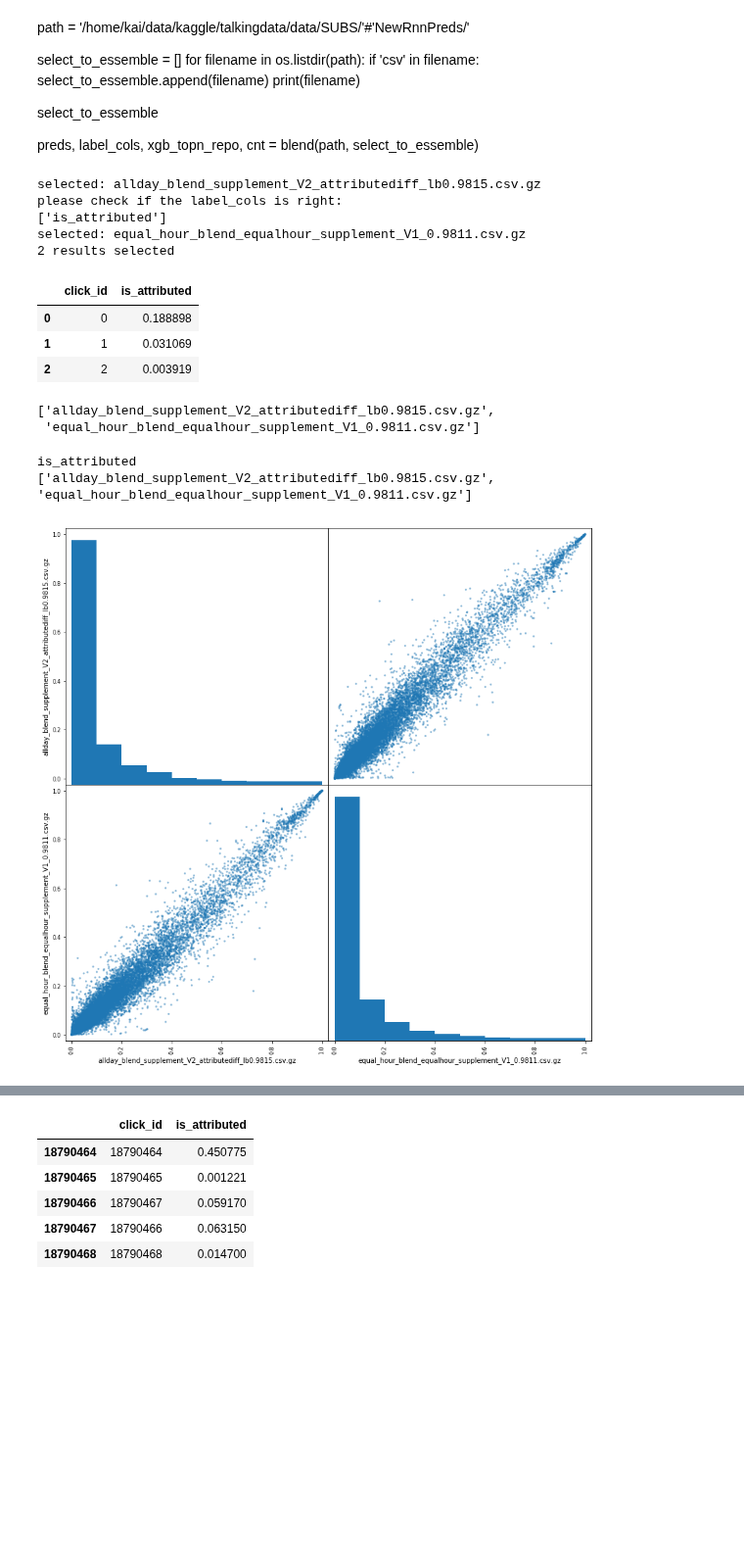
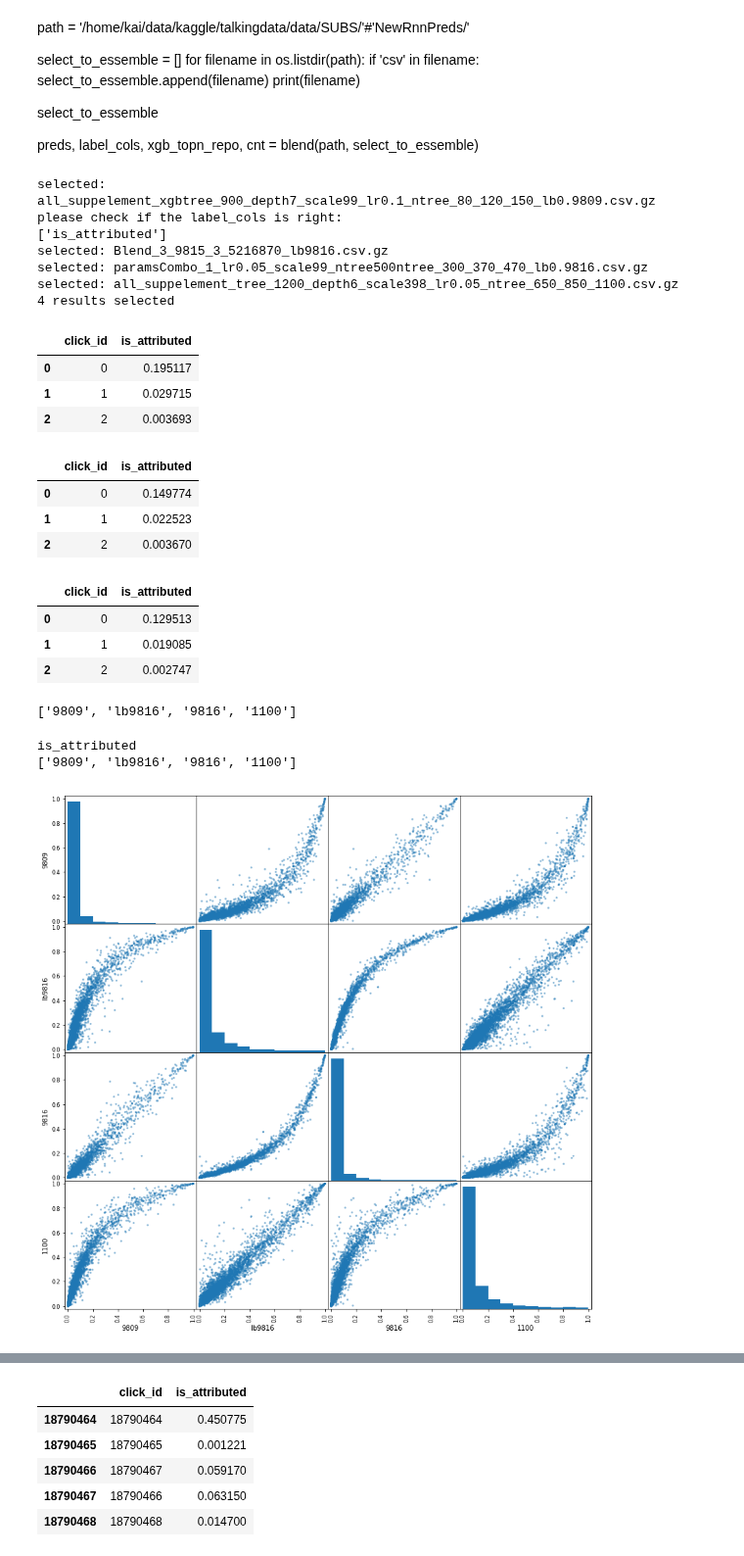
Before and after one commit to wluo-personal/Kaggle, a Jupyter notebook: talkingdata/sc/blend_and_analysis.ipynb, the cells around one changed output, grey strips where cells are left out. Shown at 98% size. Saved outputs shown, nothing was run; the diff lists cells and outputs as text; code cells hidden in the pictures; blank space fills up the shorter version.

```diff
--- a/talkingdata/sc/blend_and_analysis.ipynb
+++ b/talkingdata/sc/blend_and_analysis.ipynb
@@ -74,40 +74,69 @@ preds, label_cols, xgb_topn_repo, cnt = blend(path, select_to_essemble)
 path = '/home/kai/data/kaggle/talkingdata/data/SUBS/'
 
 select_to_essemble = [
+#     'all_suppelement_tree_1200_depth6_scale398_lr0.05_ntree_300_450_600_lb0.9804.csv.gz',
+    'all_suppelement_tree_1200_depth6_scale398_lr0.05_ntree_650_850_1100.csv.gz',
+    'all_suppelement_xgbtree_900_depth7_scale99_lr0.1_ntree_80_120_150_lb0.9809.csv.gz',
+    'paramsCombo_1_lr0.05_scale99_ntree500ntree_300_370_470_lb0.9816.csv.gz',
+    'Blend_3_9815_3_5216870_lb9816.csv.gz'
     #'equal_hour_blend_matrixregV5_leaf61_firsttimediff_exclude_lb0.9800.csv.gz',
-    'allday_blend_supplement_V2_attributediff_lb0.9815.csv.gz',
-    'equal_hour_blend_equalhour_supplement_V1_0.9811.csv.gz'
+    #'allday_blend_supplement_V2_attributediff_lb0.9815.csv.gz',
+#     'allday_blend_supplement_V2_attributediff_noreg_lb0.9815.csv.gz',
+    #'paramsCombo_1_lr0.03ntree_595_605_802_lb0.9815.csv.gz'
+#     'equal_hour_blend_equalhour_supplement_V1_0.9811.csv.gz'
     #'sub_it_4513683_9778.csv.gz',
     #'wordbatch_fm_ftrl_4525246_9769.csv.gz'
 ]
 
 weights = {
-    'allday_blend_supplement_V2_attributediff_lb0.9815.csv.gz':0.6,
-    'equal_hour_blend_equalhour_supplement_V1_0.9811.csv.gz':0.4
+#     'all_suppelement_tree_1200_depth6_scale398_lr0.05_ntree_300_450_600_lb0.9804.csv.gz':0.15,
+    'all_suppelement_tree_1200_depth6_scale398_lr0.05_ntree_650_850_1100.csv.gz':0.2,
+    'all_suppelement_xgbtree_900_depth7_scale99_lr0.1_ntree_80_120_150_lb0.9809.csv.gz':0.2,
+    'paramsCombo_1_lr0.05_scale99_ntree500ntree_300_370_470_lb0.9816.csv.gz':0.3,
+    'Blend_3_9815_3_5216870_lb9816.csv.gz':0.3,
+#     'allday_blend_supplement_V2_attributediff_lb0.9815.csv.gz':0.5,
+#     'allday_blend_supplement_V2_attributediff_noreg_lb0.9815.csv.gz':0.25,
+#     'paramsCombo_1_lr0.03ntree_595_605_802_lb0.9815.csv.gz':0.5
+#     'equal_hour_blend_equalhour_supplement_V1_0.9811.csv.gz':0.4
 #     'equal_hour_blend_matrixregV5_leaf61_firsttimediff_exclude_lb0.9800.csv.gz':0.7,
 #     'sub_it_4513683_9778.csv.gz':0.3,
     #'wordbatch_fm_ftrl_4525246_9769.csv.gz':0.2
 }
 
-preds, label_cols, xgb_topn_repo, cnt = blend(path, select_to_essemble, weights)
+preds, label_cols, xgb_topn_repo, cnt = blend(path, select_to_essemble, weights, shortenname=True)
 # %% [output]
-selected: allday_blend_supplement_V2_attributediff_lb0.9815.csv.gz
+selected: all_suppelement_xgbtree_900_depth7_scale99_lr0.1_ntree_80_120_150_lb0.9809.csv.gz
 please check if the label_cols is right:
 ['is_attributed']
-selected: equal_hour_blend_equalhour_supplement_V1_0.9811.csv.gz
-2 results selected
+selected: Blend_3_9815_3_5216870_lb9816.csv.gz
+selected: paramsCombo_1_lr0.05_scale99_ntree500ntree_300_370_470_lb0.9816.csv.gz
+selected: all_suppelement_tree_1200_depth6_scale398_lr0.05_ntree_650_850_1100.csv.gz
+4 results selected
+# %%
+preds.head(3)
+# %% [output]
+|  | click_id | is_attributed |
+| 0 | 0 | 0.195117 |
+| 1 | 1 | 0.029715 |
+| 2 | 2 | 0.003693 |
+# %%
+preds.head(3)
+# %% [output]
+|  | click_id | is_attributed |
+| 0 | 0 | 0.149774 |
+| 1 | 1 | 0.022523 |
+| 2 | 2 | 0.003670 |
 # %%
 preds.head(3)
 # %% [output]
 |  | click_id | is_attributed |
-| 0 | 0 | 0.188898 |
-| 1 | 1 | 0.031069 |
-| 2 | 2 | 0.003919 |
+| 0 | 0 | 0.129513 |
+| 1 | 1 | 0.019085 |
+| 2 | 2 | 0.002747 |
 # %%
 list(xgb_topn_repo)
 # %% [output]
-['allday_blend_supplement_V2_attributediff_lb0.9815.csv.gz',
- 'equal_hour_blend_equalhour_supplement_V1_0.9811.csv.gz']
+['9809', 'lb9816', '9816', '1100']
 # %%
 import sys
 sys.path.append('/home/kai/data/shiyi/Kaggle/toxic/sc/stacking')
@@ -115,11 +144,11 @@ from toxic_utils import scatter_per_label
 import matplotlib.pyplot as plt
 %matplotlib inline
 # %%
-scatter_per_label(xgb_topn_repo, 'is_attributed', 30000)
+scatter_per_label(xgb_topn_repo, 'is_attributed', 10000)
 # %% [output]
 is_attributed
-['allday_blend_supplement_V2_attributediff_lb0.9815.csv.gz', 'equal_hour_blend_equalhour_supplement_V1_0.9811.csv.gz']
+['9809', 'lb9816', '9816', '1100']
-[figure, old version]
+[figure, new version]
 # %%
 list(xgb_topn_repo)
 # %% [output]
```
Also changed, not shown: parts of 10 cells of this notebook, 1 other file.
